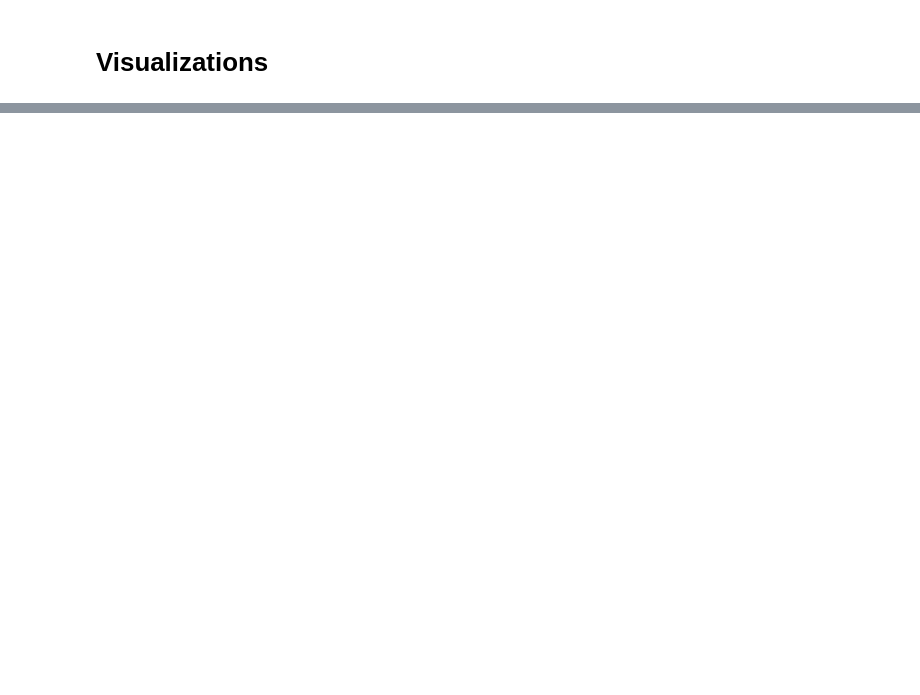
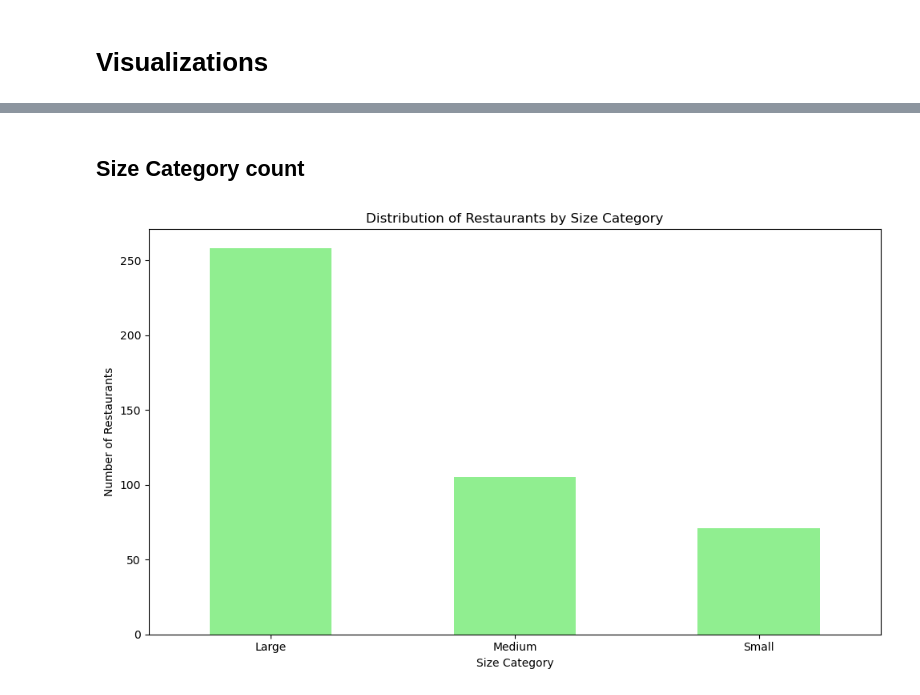
Before and after one commit to JoeBwonKenobi/NYCRestarauntInspections, a Jupyter notebook: Brooklyn Pizza Restaurant Analysis.ipynb, the cells around one changed output, grey strips where cells are left out. Cells and saved outputs as stored; diff of their text form; code cells hidden in the pictures; blank space fills up the shorter version.

```diff
--- a/Brooklyn Pizza Restaurant Analysis.ipynb
+++ b/Brooklyn Pizza Restaurant Analysis.ipynb
@@ -106,0 +196,19 @@ plt.show()
+# %% [markdown]
+## **Size Category count**
+# %%
+# Count the number of restaurants in each size category
+size_category_counts = mdf['Size Category'].value_counts()
+
+# Create a vertical bar plot
+plt.figure(figsize=(10, 6))
+size_category_counts.plot(kind='bar', color='lightgreen')
+plt.xlabel('Size Category')
+plt.ylabel('Number of Restaurants')
+plt.title('Distribution of Restaurants by Size Category')
+plt.xticks(rotation=0, ha='center')  # Rotate x-axis labels if needed
+plt.tight_layout()
+
+# Show the plot
+plt.show()
+# %% [output]
+[figure, added]
```
Also changed, not shown: parts of 18 cells of this notebook, 3 other files.
